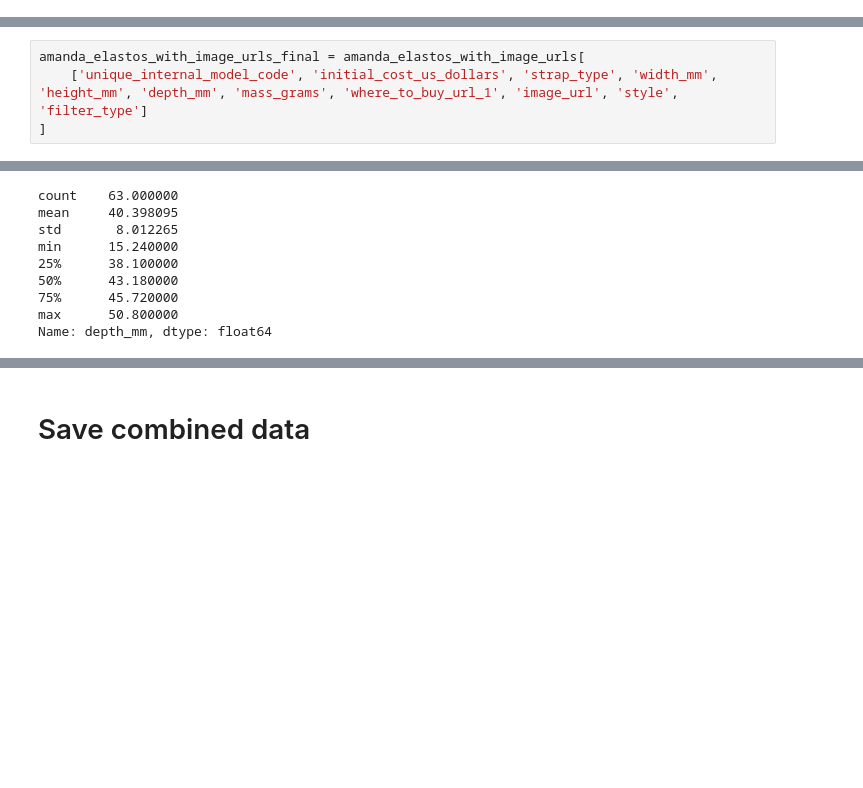
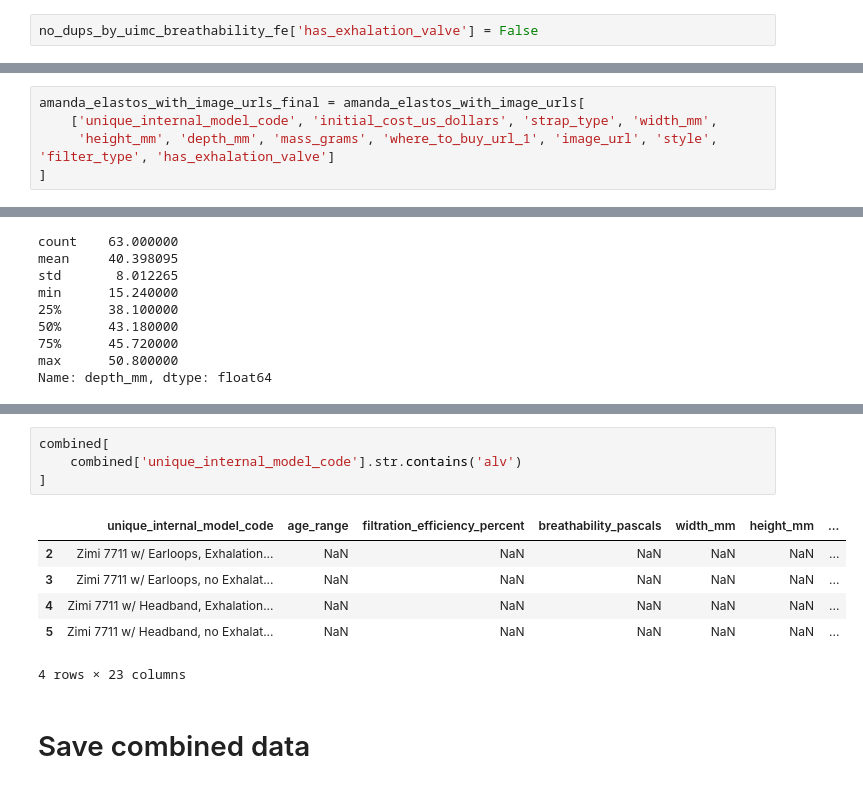
Before and after one commit to Edderic/breathesafe, a Jupyter notebook: python/mask-recommender/notebooks/combine-mask-data-sets.ipynb, the cells around one changed output, grey strips where cells are left out. Cells and saved outputs as stored; diff of their text form; blank space fills up the shorter version.

Commit message:
add has_exhalation_valve column to combined data csv

```diff
--- a/python/mask-recommender/notebooks/combine-mask-data-sets.ipynb
+++ b/python/mask-recommender/notebooks/combine-mask-data-sets.ipynb
@@ -1050,3 +1065,5 @@ no_dups_by_uimc_breathability_fe
+# %%
+no_dups_by_uimc_breathability_fe['has_exhalation_valve'] = False
 # %%
 armbrust_mask_nerd_pmm = pd.concat([
     no_dups_by_uimc_breathability_fe,
@@ -1465,7 +1671,8 @@ amanda_images = [
 amanda_elastos_with_image_urls = pd.DataFrame(amanda_images).merge(amanda_elastos, on='unique_internal_model_code')
 # %%
 amanda_elastos_with_image_urls_final = amanda_elastos_with_image_urls[
-    ['unique_internal_model_code', 'initial_cost_us_dollars', 'strap_type', 'width_mm', 'height_mm', 'depth_mm', 'mass_grams', 'where_to_buy_url_1', 'image_url', 'style', 'filter_type']
+    ['unique_internal_model_code', 'initial_cost_us_dollars', 'strap_type', 'width_mm',
+     'height_mm', 'depth_mm', 'mass_grams', 'where_to_buy_url_1', 'image_url', 'style', 'filter_type', 'has_exhalation_valve']
 ]
 # %%
 without_fe_breathability_data.columns
@@ -1751,3 +1982,14 @@ combined[combined['depth_mm'] > 50]
+# %%
+combined[
+    combined['unique_internal_model_code'].str.contains('alv')
+]
+# %% [output]
+|  | unique_internal_model_code | age_range | filtration_efficiency_percent | breathability_pascals | width_mm | height_mm | ... |
+| 2 | Zimi 7711 w/ Earloops, Exhalation... | NaN | NaN | NaN | NaN | NaN | ... |
+| 3 | Zimi 7711 w/ Earloops, no Exhalat... | NaN | NaN | NaN | NaN | NaN | ... |
+| 4 | Zimi 7711 w/ Headband, Exhalation... | NaN | NaN | NaN | NaN | NaN | ... |
+| 5 | Zimi 7711 w/ Headband, no Exhalat... | NaN | NaN | NaN | NaN | NaN | ... |
+4 rows × 23 columns
 # %% [markdown]
 # Save combined data
 # %%
```
Also changed, not shown: parts of 24 cells of this notebook.
